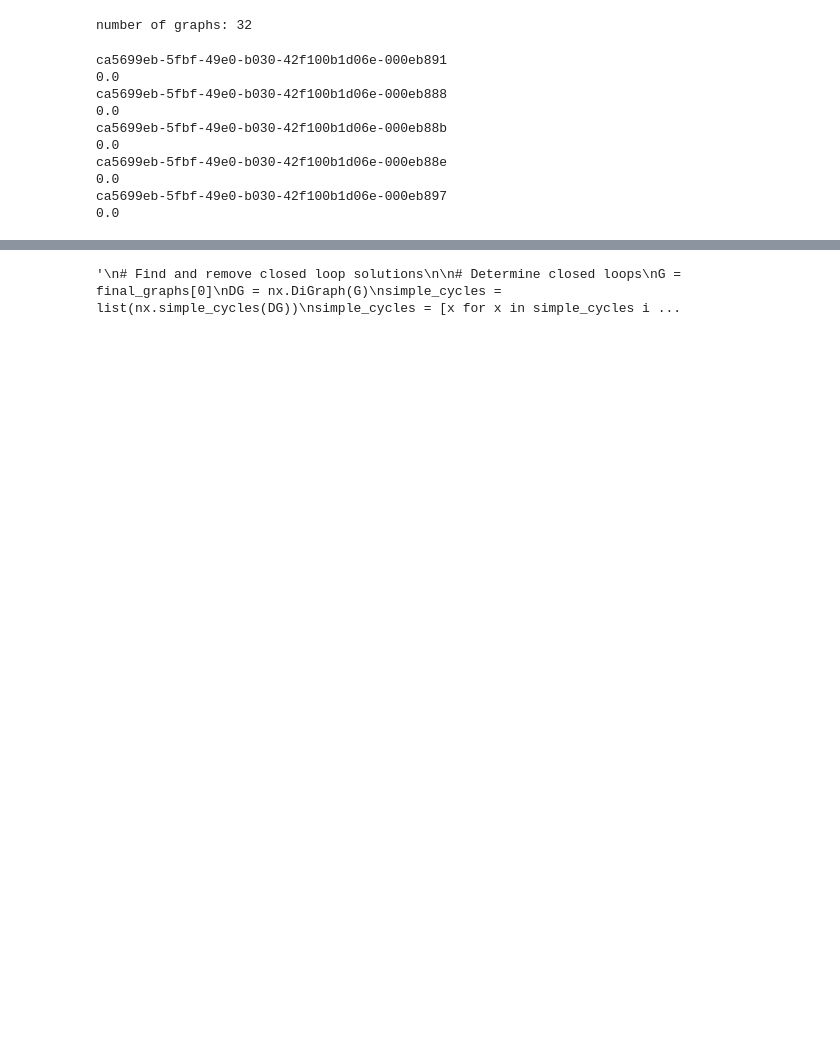
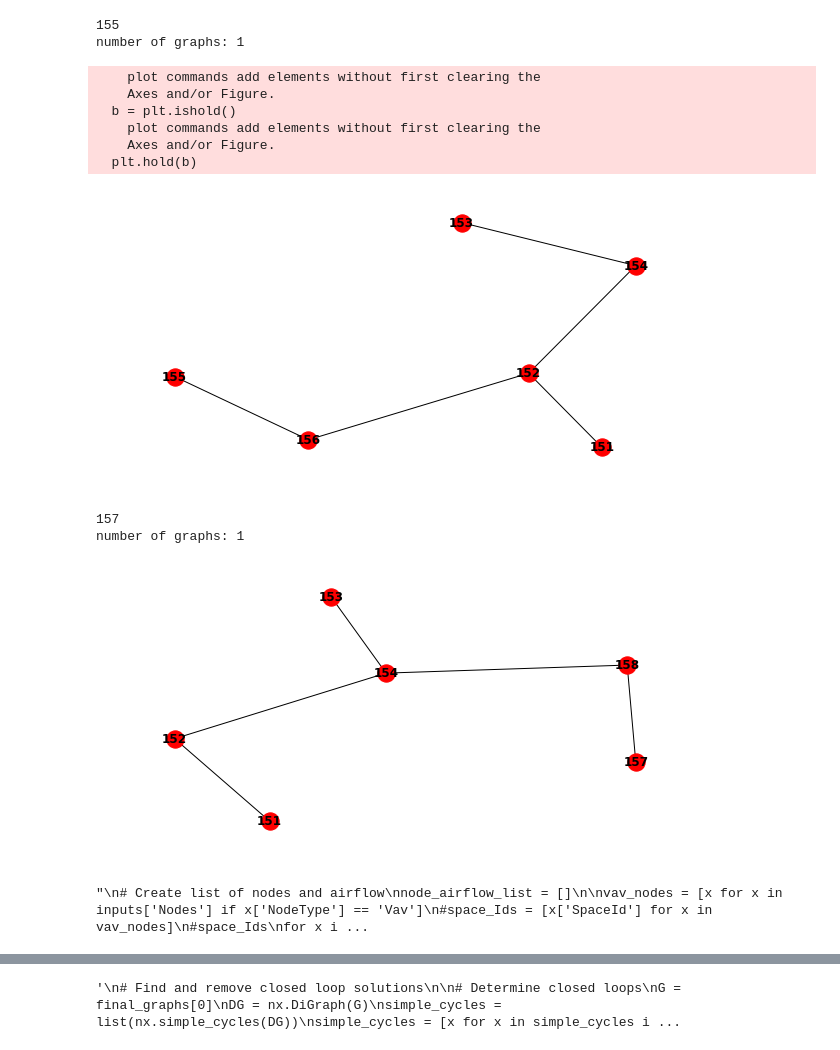
Before and after one commit to RevitAirflowDesigner/RevitAirflowDesigner, a Jupyter notebook: python/RevitAirflowDesigner.ipynb, the cells around one changed output, grey strips where cells are left out. Cells and saved outputs as stored; diff of their text form; code cells hidden in the pictures; blank space fills up the shorter version.

Commit message:
Calculate airflows

```diff
--- a/python/RevitAirflowDesigner.ipynb
+++ b/python/RevitAirflowDesigner.ipynb
@@ -17,7 +17,7 @@ class BaseGraph:
         self.edge_list = None
         self.start_list = None
         self.end_list = None
-        self.graph = nx.Graph()
+        self.graph = nx.Graph() #nx.DiGraph()
 
     def create_edge_list(self):
         # create list of edges
@@ -45,6 +45,17 @@ class BaseGraph:
     def add_edges_to_graph(self):
         self.graph.add_edges_from(self.edge_list)
 
+    def set_node_demand(self, number, attribute, demand):
+        self.graph.node[number][attribute] = demand
+
+    def set_airflows(self):
+        # Create list of nodes and airflow
+        vav_nodes = [x for x in self.inputs['Nodes'] if x['NodeType'] == 'Vav']
+        for x in vav_nodes:
+            for y in self.inputs['Spaces']:
+                if y['UniqueId'] == x['SpaceId']:
+                    self.set_node_demand(x['Id'], 'demand', y['Airflow'])
+
     def print_graph(self):
         nx.draw(self.graph, with_labels=True, font_weight='bold')
 # %%
@@ -141,24 +173,38 @@ base_graph = BaseGraph(inputs)
 base_graph.create_edge_list()
 base_graph.create_node_list()
 base_graph.add_edges_to_graph()
+base_graph.set_airflows()
 #base_graph.print_graph()
+
+#base_graph.graph.nodes(data=True)
 # %%
 # Run calculations to create options
 
 route_option_list = []
 # Loop for each shaft option
-#print('Number of shafts: ' + str(len(base_graph.start_list)))
-#print('')
 
 for start_node in base_graph.start_list:
-    #print('Start node: ' + str(start_node))
+    print(start_node)
     route_options = RouteOptions(base_graph.graph, start_node, base_graph.end_list)
     route_options.create_all_paths_to_each_target()
     route_options.create_all_path_combinations()
     route_options.create_graph_options()
+    route_options.convert_to_direct()
+    route_options.set_terminal_airflows(base_graph.graph.nodes(data=True))
+    route_options.calculate_airflows()
+    route_options.print_graph_options()
 
-    route_option_list.append(route_options)
-    #route_options.print_graph_options()
-    #print('')
+    route_option_list.append({'start_node': start_node, 'graph': route_options})
 # %% [output]
-number of graphs: 32
+155
+number of graphs: 1
+    plot commands add elements without first clearing the
+    Axes and/or Figure.
+  b = plt.ishold()
+    plot commands add elements without first clearing the
+    Axes and/or Figure.
+  plt.hold(b)
+[figure, added]
+157
+number of graphs: 1
+[figure, added]
@@ -165,20 +213,17 @@ number of graphs: 32
 # %%
+"""
+# Create list of nodes and airflow
+node_airflow_list = []
+
 vav_nodes = [x for x in inputs['Nodes'] if x['NodeType'] == 'Vav']
-space_Ids = [x['SpaceId'] for x in vav_nodes]
-space_Ids
-for x in space_Ids:
+#space_Ids = [x['SpaceId'] for x in vav_nodes]
+#space_Ids
+for x in vav_nodes:
     for y in inputs['Spaces']:
-        if y['UniqueId'] == x:
-            print(x)
-            print(y['Airflow'])
+        if y['UniqueId'] == x['SpaceId']:
+            node_airflow_list.append({'id': x['Id'], 'airflow': y['Airflow']})
+
+print(node_airflow_list)
+"""
 # %% [output]
-ca5699eb-5fbf-49e0-b030-42f100b1d06e-000eb891
-0.0
-ca5699eb-5fbf-49e0-b030-42f100b1d06e-000eb888
-0.0
-ca5699eb-5fbf-49e0-b030-42f100b1d06e-000eb88b
-0.0
-ca5699eb-5fbf-49e0-b030-42f100b1d06e-000eb88e
-0.0
-ca5699eb-5fbf-49e0-b030-42f100b1d06e-000eb897
-0.0
+"\n# Create list of nodes and airflow\nnode_airflow_list = []\n\nvav_nodes = [x for x in inputs['Nodes'] if x['NodeType'] == 'Vav']\n#space_Ids = [x['SpaceId'] for x in vav_nodes]\n#space_Ids\nfor x i ...
```
Also changed, not shown: parts of 8 cells of this notebook.
